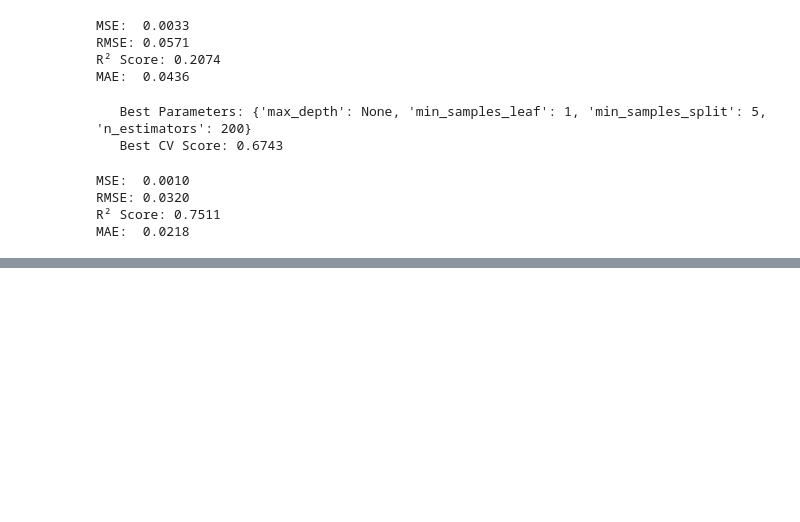
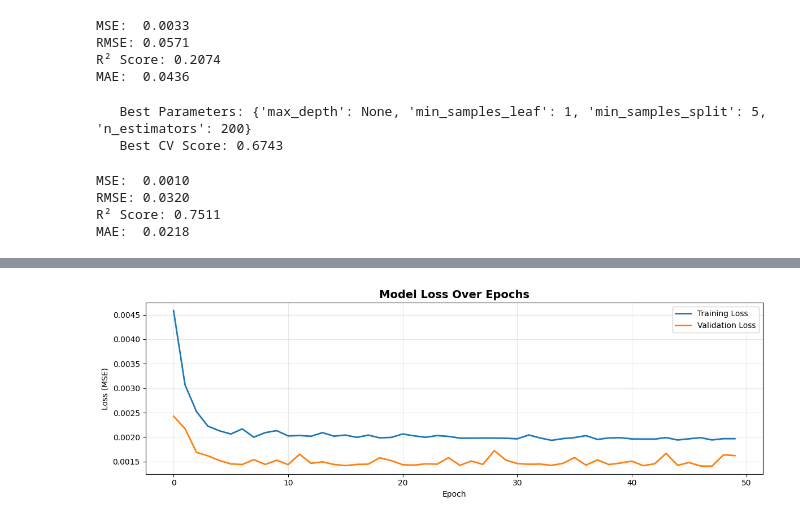
Before and after one commit to NickStrain/Air-Quality-Index-Data-Mining-Project-, a Jupyter notebook: model_implementation.ipynb, the cells around one changed output, grey strips where cells are left out. Cells and saved outputs as stored; diff of their text form; code cells hidden in the pictures; blank space fills up the shorter version.

```diff
--- a/model_implementation.ipynb
+++ b/model_implementation.ipynb
@@ -342,0 +310,18 @@ Apriori Rules:
+# %%
+train_size = int(len(X) * 0.8)
+X_train, X_test = X[:train_size], X[train_size:]
+y_train, y_test = y[:train_size], y[train_size:]
+# %%
+model = Sequential([
+    LSTM(units=50, return_sequences=True, input_shape=(lookback, 1)),
+    Dropout(0.2),
+    LSTM(units=50, return_sequences=True),
+    Dropout(0.2),
+    LSTM(units=50),
+    Dropout(0.2),
+    Dense(units=25),
+    Dense(units=1)
+])
+# %%
+model.compile(optimizer=Adam(learning_rate=0.001), loss='mean_squared_error')
+model.summary()
@@ -342,0 +352,8 @@ Apriori Rules:
+# %%
+history = model.fit(
+    X_train, y_train,
+    epochs=50,
+    batch_size=32,
+    validation_split=0.2,
+    verbose=1
+)
@@ -342,0 +380,14 @@ Apriori Rules:
+# %%
+fig, axes = plt.subplots(1, 1, figsize=(12, 4))
+
+axes.plot(history.history['loss'], label='Training Loss', linewidth=2)
+axes.plot(history.history['val_loss'], label='Validation Loss', linewidth=2)
+axes.set_title('Model Loss Over Epochs', fontsize=14, fontweight='bold')
+axes.set_xlabel('Epoch')
+axes.set_ylabel('Loss (MSE)')
+axes.legend()
+axes.grid(True, alpha=0.3)
+plt.tight_layout()
+plt.show()
+# %% [output]
+[figure, added]
```
Also changed, not shown: parts of 20 cells of this notebook, 2 other files.
